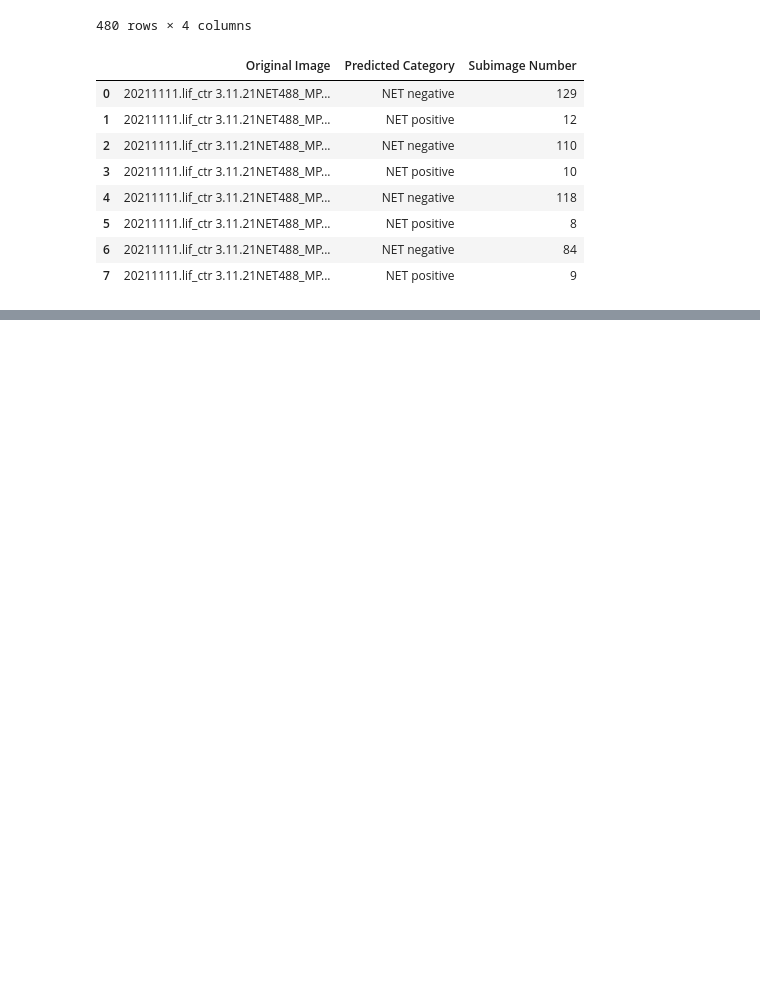
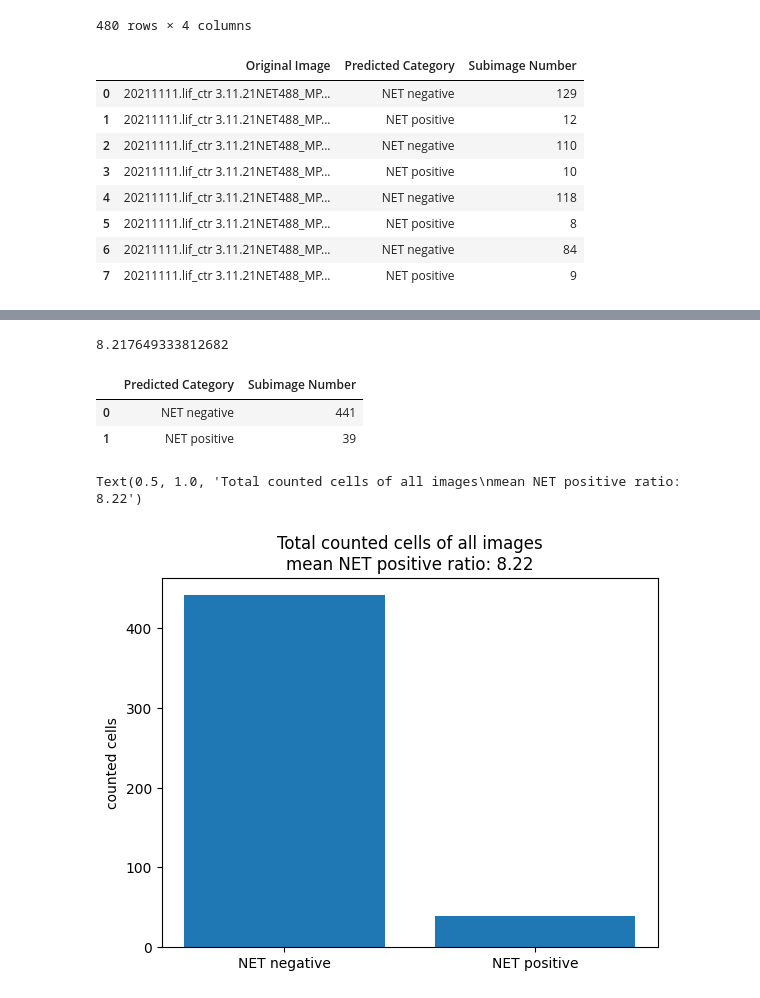
Before and after one commit to Bodegraven1991/Automated-recognition-of-NETs, a Jupyter notebook: subimaging/application.ipynb, the cells around one changed output, grey strips where cells are left out. Cells and saved outputs as stored; diff of their text form; code cells hidden in the pictures; blank space fills up the shorter version.

```diff
--- a/subimaging/application.ipynb
+++ b/subimaging/application.ipynb
@@ -383,0 +399,3 @@ image_summary
+# %%
+df_mean_percent = image_summary[['NET Positive Ratio', 'Original Image']].groupby('Original Image').mean().reset_index()
+df_mean_percent
@@ -383,0 +408,20 @@ image_summary
+# %%
+mean_percent = df_mean_percent['NET Positive Ratio'].mean()
+mean_percent
+# %% [output]
+8.217649333812682
+# %%
+df_total_sum = image_summary[['Predicted Category', 'Subimage Number']].groupby('Predicted Category').sum().reset_index()
+df_total_sum
+# %% [output]
+|  | Predicted Category | Subimage Number |
+| 0 | NET negative | 441 |
+| 1 | NET positive | 39 |
+# %%
+plt.bar(df_total_sum['Predicted Category'], df_total_sum['Subimage Number'], width=0.8, align='center', color=None, label=None)
+plt.ylabel('counted cells')
+plt.title(f'''Total counted cells of all images
+mean NET positive ratio: {round(mean_percent,2)}''')
+# %% [output]
+Text(0.5, 1.0, 'Total counted cells of all images\nmean NET positive ratio: 8.22')
+[figure, added]
```
Also changed, not shown: parts of 8 cells of this notebook, 15 other files.
